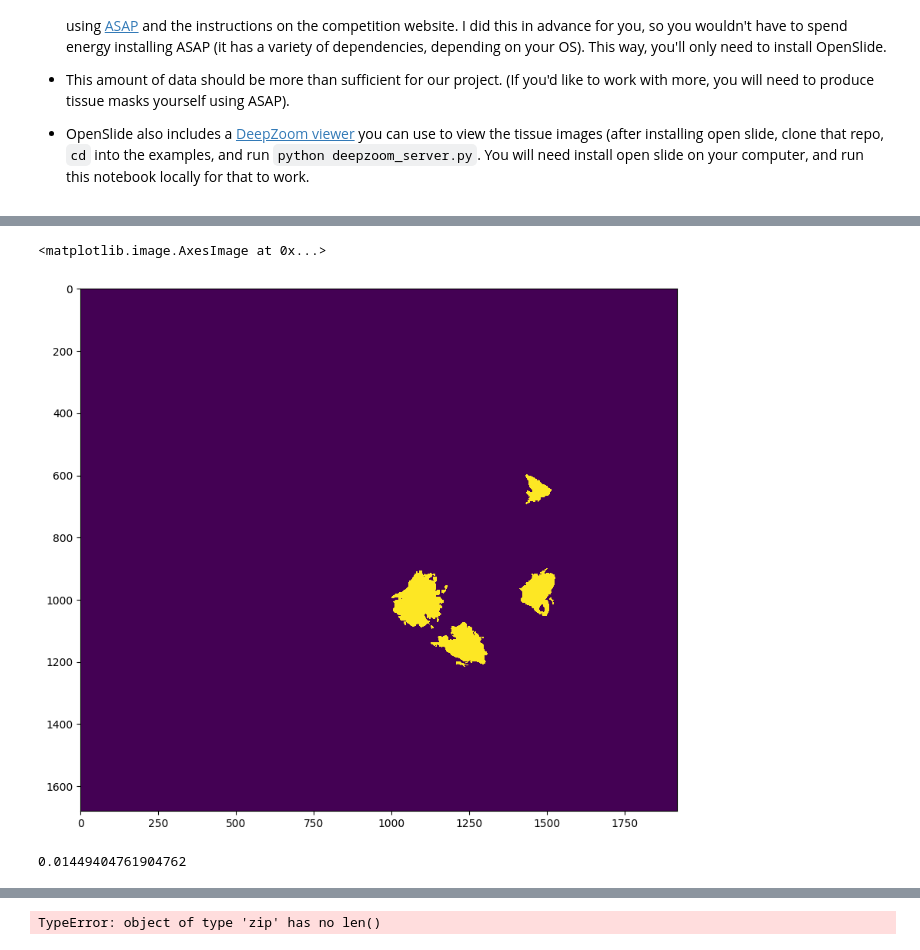
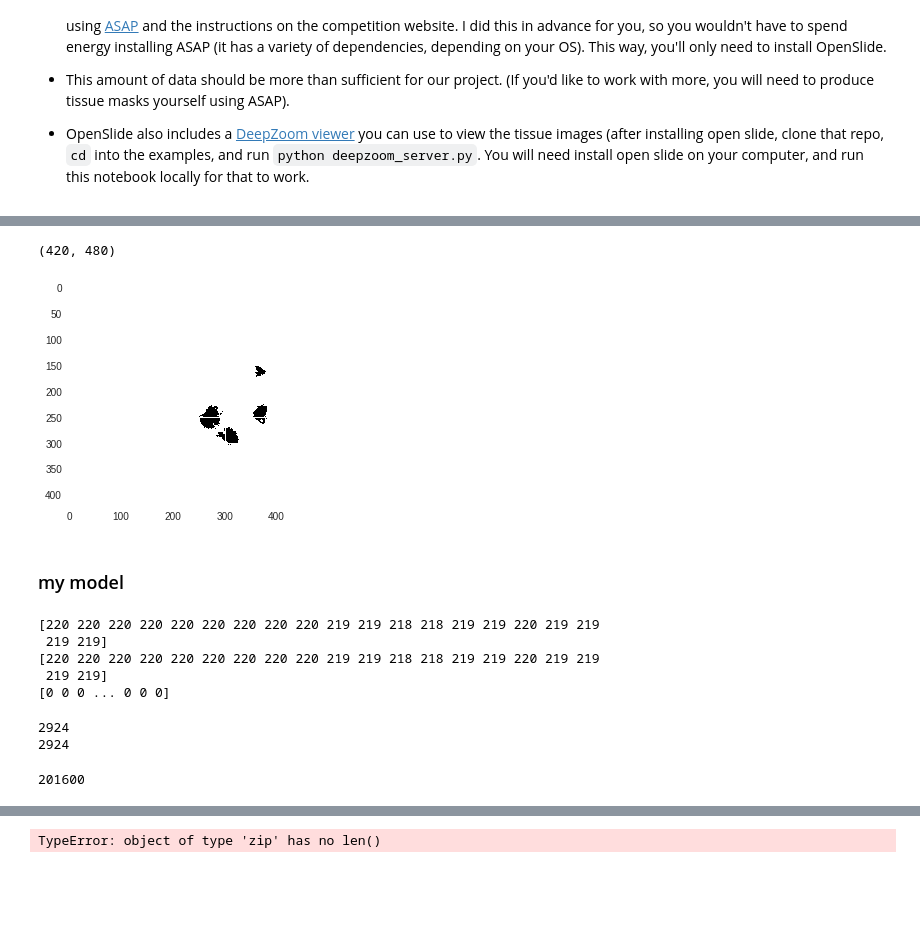
Before and after one commit to abx67/Applied-Deep-Learning, a Jupyter notebook: fan_project_starter_code.ipynb, the cells around one changed output, grey strips where cells are left out. Drawn from its saved outputs; the diff is of its cells as text; code cells hidden in the pictures; blank space fills up the shorter version.

```diff
--- a/fan_project_starter_code.ipynb
+++ b/fan_project_starter_code.ipynb
@@ -151,13 +184,16 @@ def read_slide(slide, x, y, level, width, height, as_float=False):
 # training your model. Start with just a single image, and a relatively
 # low zoom level.
 
+zoom_level = 6
+
 slide_image = read_slide(slide,
                          x=0,
                          y=0,
-                         level=5,
-                         width=slide.level_dimensions[5][0],
-                         height=slide.level_dimensions[5][1])
+                         level=zoom_level,
+                         width=slide.level_dimensions[zoom_level][0],
+                         height=slide.level_dimensions[zoom_level][1])
 
-plt.figure(figsize=(10,10), dpi=100)
+# plt.figure(figsize=(10,10), dpi=100)
 plt.imshow(slide_image)
+print(slide_image.shape)
 # %% [output]
@@ -166,19 +202,20 @@ plt.imshow(slide_image)
 # %%
 # Example: read the entire mask at the same zoom level
 mask_image = read_slide(tumor_mask,
                         x=0,
                         y=0,
-                        level=5,
-                        width=slide.level_dimensions[5][0],
-                        height=slide.level_dimensions[5][1])
+                        level=zoom_level,
+                        width=slide.level_dimensions[zoom_level][0],
+                        height=slide.level_dimensions[zoom_level][1])
 
 # Note: the program provided by the dataset authors generates a mask with R,G,B channels.
 # The mask info we need is in the first channel only.
 # If you skip this step, the mask will be displayed as all black.
 mask_image = mask_image[:,:,0]
 
-plt.figure(figsize=(10,10), dpi=100)
+# plt.figure(figsize=(10,10), dpi=100)
 plt.imshow(mask_image)
+print(mask_image.shape)
 # %% [output]
-<matplotlib.image.AxesImage at 0x...>
+(420, 480)
-[figure, old version]
+[figure, new version]
@@ -191,4 +222,16 @@ for ind,line in enumerate(mask_image):
-# %%
-print(count/mask_image.shape[0]/mask_image.shape[1])
-# %% [output]
-0.01449404761904762
+# %% [markdown]
+### my model
+# %%
+X_train = slide_image
+y_train = mask_image
+X_train = X_train.reshape(420*480,3)
+y_train = y_train.reshape(420*480,)
+print(slide_image[0,0:20,0])
+print(X_train[:20,0])
+print(y_train)
+# %% [output]
+[220 220 220 220 220 220 220 220 220 219 219 218 218 219 219 220 219 219
+ 219 219]
+[220 220 220 220 220 220 220 220 220 219 219 218 218 219 219 220 219 219
+ 219 219]
+[0 0 0 ... 0 0 0]
@@ -194,0 +253,10 @@ print(count/mask_image.shape[0]/mask_image.shape[1])
+# %%
+print(len(ind_collect))
+print(sum(y_train))
+# %% [output]
+2924
+2924
+# %%
+print(len(ind_collect))
+# %% [output]
+201600
```
Also changed, not shown: parts of 15 cells of this notebook.
